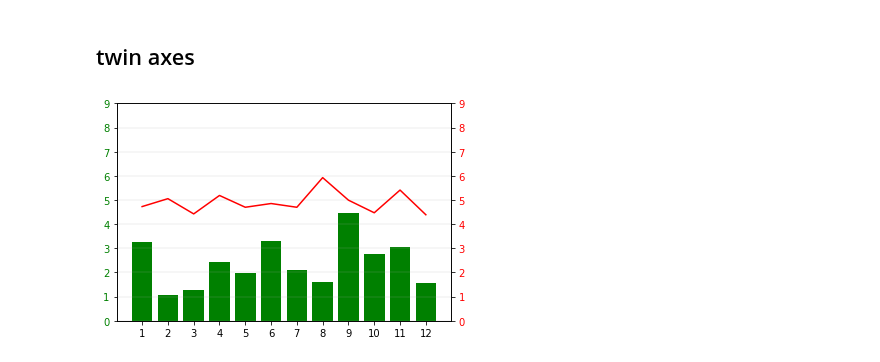
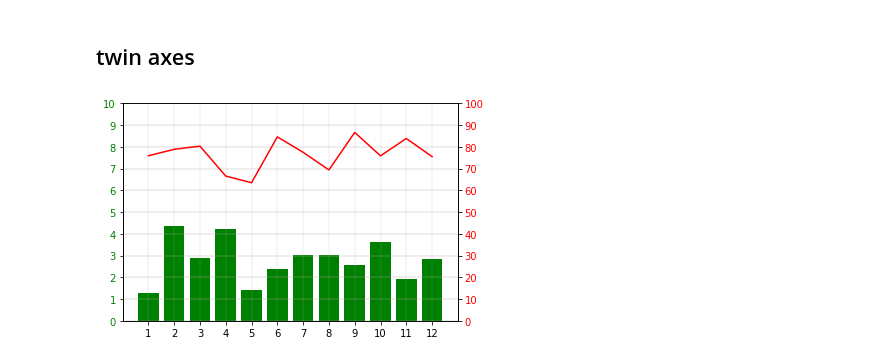
Before and after one commit to queirozfcom/python-sandbox, a Jupyter notebook: python3/notebooks/matplotlib/pyplot-by-example/main.ipynb, the cells around one changed output. Cells and saved outputs as stored; diff of their text form; code cells hidden in the pictures.

```diff
--- a/python3/notebooks/matplotlib/pyplot-by-example/main.ipynb
+++ b/python3/notebooks/matplotlib/pyplot-by-example/main.ipynb
@@ -333,29 +333,36 @@ plt.show()
 # %%
 plt.clf()
 
 xs = [1,2,3,4,5,6,7,8,9,10,11,12]
 ys_bars = np.random.normal(loc=3.0,size=12)
 ys_lines = np.random.normal(loc=5.0,size=12,scale=0.5)
 
+# this is the axis on the left
 ax1=plt.gca()
 ax1.bar(xs,ys_bars,color='green')
 
 # order is important when setting ticks.
 # Ticks must be set after the plot has been drawn
-ax1.set_yticks(np.arange(0,10,1))
-ax1.set_yticklabels(np.arange(0,10,1),color='green')
+ax1.set_yticks(np.arange(0,11,1))
+ax1.set_yticklabels(np.arange(0,11,1),color='green')
 
 # create the 'twin' axis on the right
 ax2=ax1.twinx()
-ax2.plot(xs,ys_lines,color='red')
 
-ax2.set_yticks(np.arange(0,10,1))
-ax2.set_yticklabels(np.arange(0,10,1),color='red')
+# plot the same numbers but multiplied by 15
+ax2.plot(xs,ys_lines*15,color='red')
+
+# set the ticks and ticklabels for the twin axis
+ax2.set_yticks(np.arange(0,101,10))
+ax2.set_yticklabels(np.arange(0,101,10),color='red')
 
 # set ticks for the x axis (bottom)
 ax2.xaxis.set_ticks(xs)
+
+# add grid (optional)
+ax1.grid(True,linewidth=0.2)
 ax2.grid(True,linewidth=0.2)
 
 plt.show()
 # %% [output]
-[figure, old version]
+[figure, new version]
```
Also changed, not shown: parts of 11 cells of this notebook, 4 other files.
